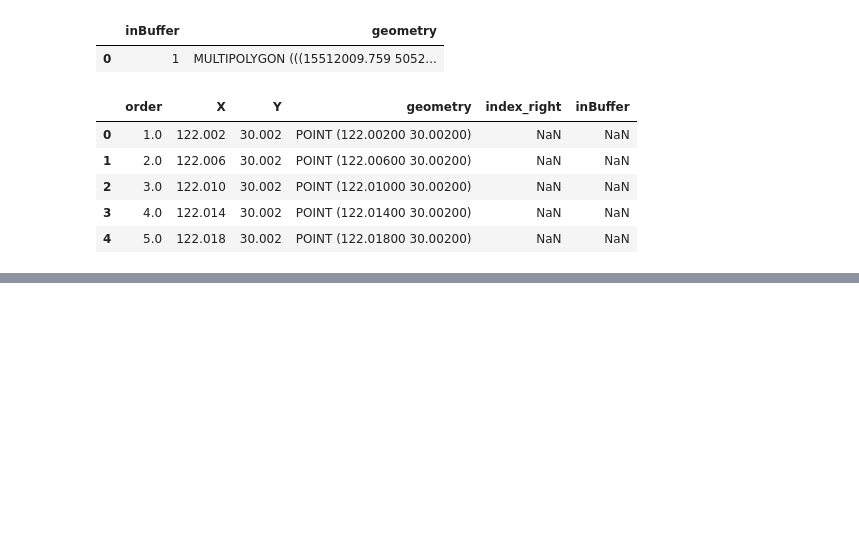
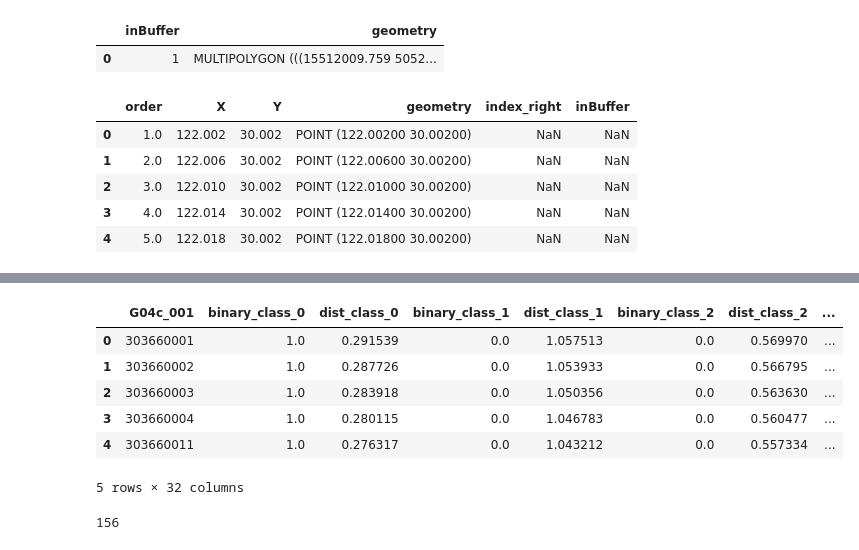
Before and after one commit to MichaelChaoLi-cpu/JapanPop, a Jupyter notebook: 01_PyCode/23_DW_LandCoverMultiYears_v1.ipynb, the cells around one changed output, grey strips where cells are left out. Cells and saved outputs as stored; diff of their text form; code cells hidden in the pictures; blank space fills up the shorter version.

```diff
--- a/01_PyCode/23_DW_LandCoverMultiYears_v1.ipynb
+++ b/01_PyCode/23_DW_LandCoverMultiYears_v1.ipynb
@@ -297,0 +435,35 @@ Type:      builtin_function_or_method
+# %%
+longLandCoverDF.head()
+# %% [output]
+|  | G04c_001 | binary_class_0 | dist_class_0 | binary_class_1 | dist_class_1 | binary_class_2 | dist_class_2 | ... |
+| 0 | 303660001 | 1.0 | 0.291539 | 0.0 | 1.057513 | 0.0 | 0.569970 | ... |
+| 1 | 303660002 | 1.0 | 0.287726 | 0.0 | 1.053933 | 0.0 | 0.566795 | ... |
+| 2 | 303660003 | 1.0 | 0.283918 | 0.0 | 1.050356 | 0.0 | 0.563630 | ... |
+| 3 | 303660004 | 1.0 | 0.280115 | 0.0 | 1.046783 | 0.0 | 0.560477 | ... |
+| 4 | 303660011 | 1.0 | 0.276317 | 0.0 | 1.043212 | 0.0 | 0.557334 | ... |
+5 rows × 32 columns
+# %%
+del distanceResutl_2001
+del distanceResutl_2002
+del distanceResutl_2003
+del distanceResutl_2004
+del distanceResutl_2005
+del distanceResutl_2006
+del distanceResutl_2007
+del distanceResutl_2008
+del distanceResutl_2009
+del distanceResutl_2010
+del distanceResutl_2011
+del distanceResutl_2012
+del distanceResutl_2013
+del distanceResutl_2014
+del distanceResutl_2015
+del distanceResutl_2016
+del distanceResutl_2017
+del distanceResutl_2018
+del distanceResutl_2019
+del distanceResutl_2020
+
+gc.collect()
+# %% [output]
+156
```
Also changed, not shown: parts of 14 cells of this notebook.
